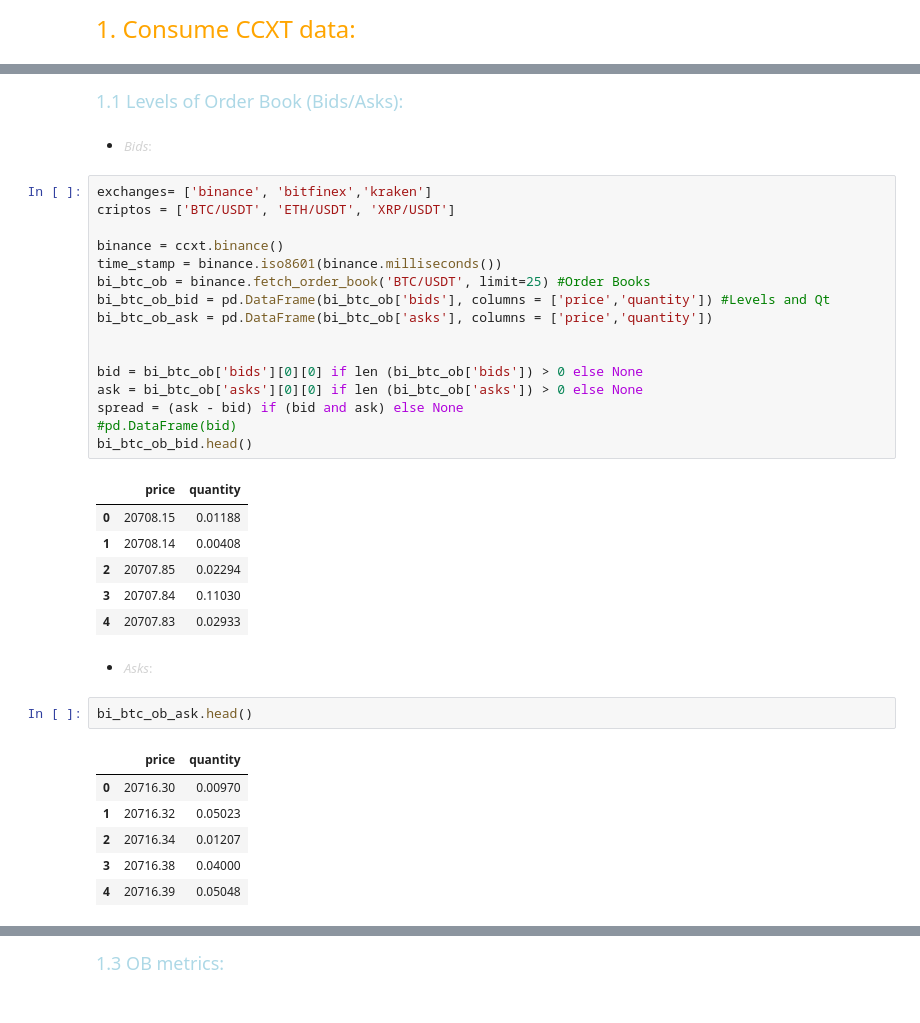
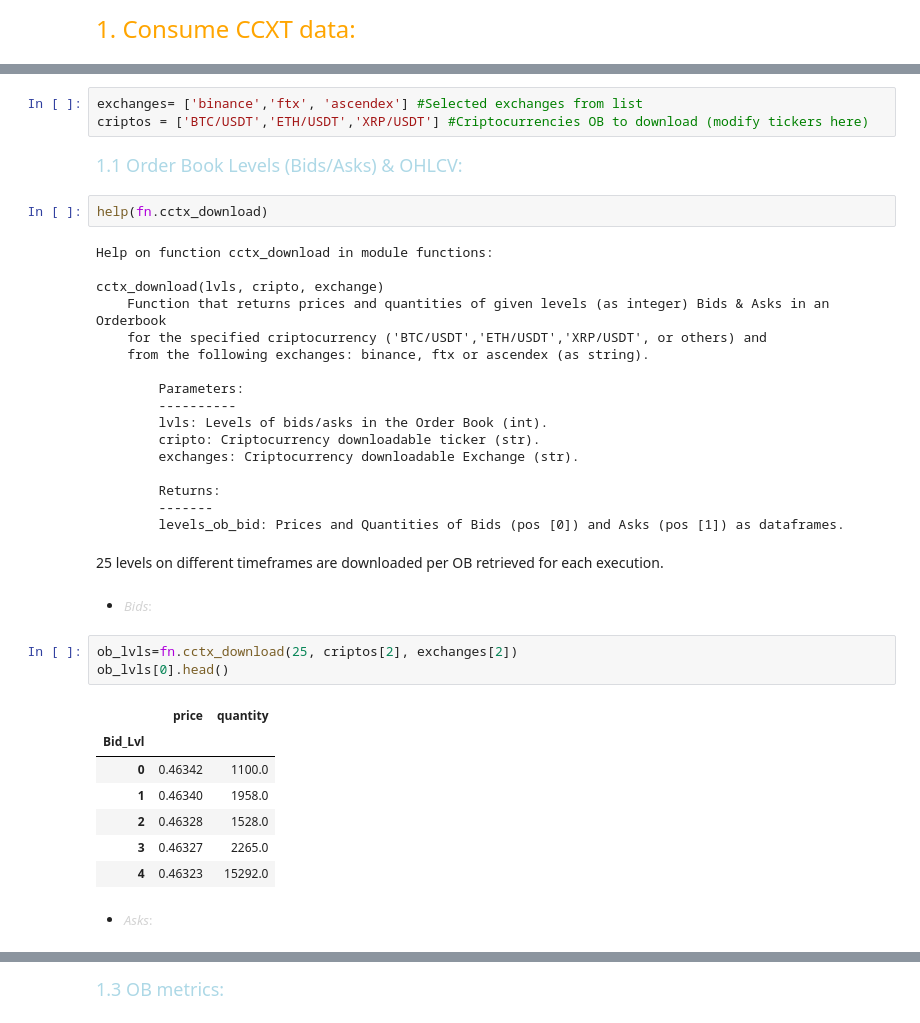
Before and after one commit to EstebanMqz/Microstructure-Visualization-Modelling, a Jupyter notebook: notebook.ipynb, the cells around one changed output, grey strips where cells are left out. Saved outputs shown, nothing was run; the diff lists cells and outputs as text.

```diff
--- a/notebook.ipynb
+++ b/notebook.ipynb
@@ -107,38 +138,41 @@ import fire
+# %%
+exchanges= ['binance','ftx', 'ascendex'] #Selected exchanges from list
+criptos = ['BTC/USDT','ETH/USDT','XRP/USDT'] #Criptocurrencies OB to download (modify tickers here)
 # %% [markdown]
-<font color= lightblue> <font size = 4> 1.1 Levels of Order Book (Bids/Asks): </font>
+<font color= lightblue> <font size = 4> 1.1 Order Book Levels (Bids/Asks) & OHLCV: </font>
+# %%
+help(fn.cctx_download)
+# %% [output]
+Help on function cctx_download in module functions:
+
+cctx_download(lvls, cripto, exchange)
+    Function that returns prices and quantities of given levels (as integer) Bids & Asks in an Orderbook
+    for the specified criptocurrency ('BTC/USDT','ETH/USDT','XRP/USDT', or others) and
+    from the following exchanges: binance, ftx or ascendex (as string).
+
+        Parameters:
+        ----------
+        lvls: Levels of bids/asks in the Order Book (int).
+        cripto: Criptocurrency downloadable ticker (str).
+        exchanges: Criptocurrency downloadable Exchange (str).
+
+        Returns:
+        -------
+        levels_ob_bid: Prices and Quantities of Bids (pos [0]) and Asks (pos [1]) as dataframes.
+# %% [markdown]
+25 levels on different timeframes are downloaded per OB retrieved for each execution.
 # %% [markdown]
 + <font color= lightgray> <font size = 2> *Bids*: </font>
-# %%
-exchanges= ['binance', 'bitfinex','kraken']
-criptos = ['BTC/USDT', 'ETH/USDT', 'XRP/USDT']
-
-binance = ccxt.binance()
-time_stamp = binance.iso8601(binance.milliseconds())
-bi_btc_ob = binance.fetch_order_book('BTC/USDT', limit=25) #Order Books
-bi_btc_ob_bid = pd.DataFrame(bi_btc_ob['bids'], columns = ['price','quantity']) #Levels and Qt
-bi_btc_ob_ask = pd.DataFrame(bi_btc_ob['asks'], columns = ['price','quantity'])
-
-
-bid = bi_btc_ob['bids'][0][0] if len (bi_btc_ob['bids']) > 0 else None
-ask = bi_btc_ob['asks'][0][0] if len (bi_btc_ob['asks']) > 0 else None
-spread = (ask - bid) if (bid and ask) else None
-#pd.DataFrame(bid)
-bi_btc_ob_bid.head()
-# %% [output]
-|  | price | quantity |
-| 0 | 20708.15 | 0.01188 |
-| 1 | 20708.14 | 0.00408 |
-| 2 | 20707.85 | 0.02294 |
-| 3 | 20707.84 | 0.11030 |
-| 4 | 20707.83 | 0.02933 |
+# %%
+ob_lvls=fn.cctx_download(25, criptos[2], exchanges[2])
+ob_lvls[0].head()
+# %% [output]
+|  | price | quantity |
+| Bid_Lvl |  |  |
+| 0 | 0.46342 | 1100.0 |
+| 1 | 0.46340 | 1958.0 |
+| 2 | 0.46328 | 1528.0 |
+| 3 | 0.46327 | 2265.0 |
+| 4 | 0.46323 | 15292.0 |
 # %% [markdown]
 + <font color= lightgray> <font size = 2> *Asks*: </font>
-# %%
-bi_btc_ob_ask.head()
-# %% [output]
-|  | price | quantity |
-| 0 | 20716.30 | 0.00970 |
-| 1 | 20716.32 | 0.05023 |
-| 2 | 20716.34 | 0.01207 |
-| 3 | 20716.38 | 0.04000 |
-| 4 | 20716.39 | 0.05048 |
```
Also changed, not shown: parts of 11 cells of this notebook, 2 other files.
